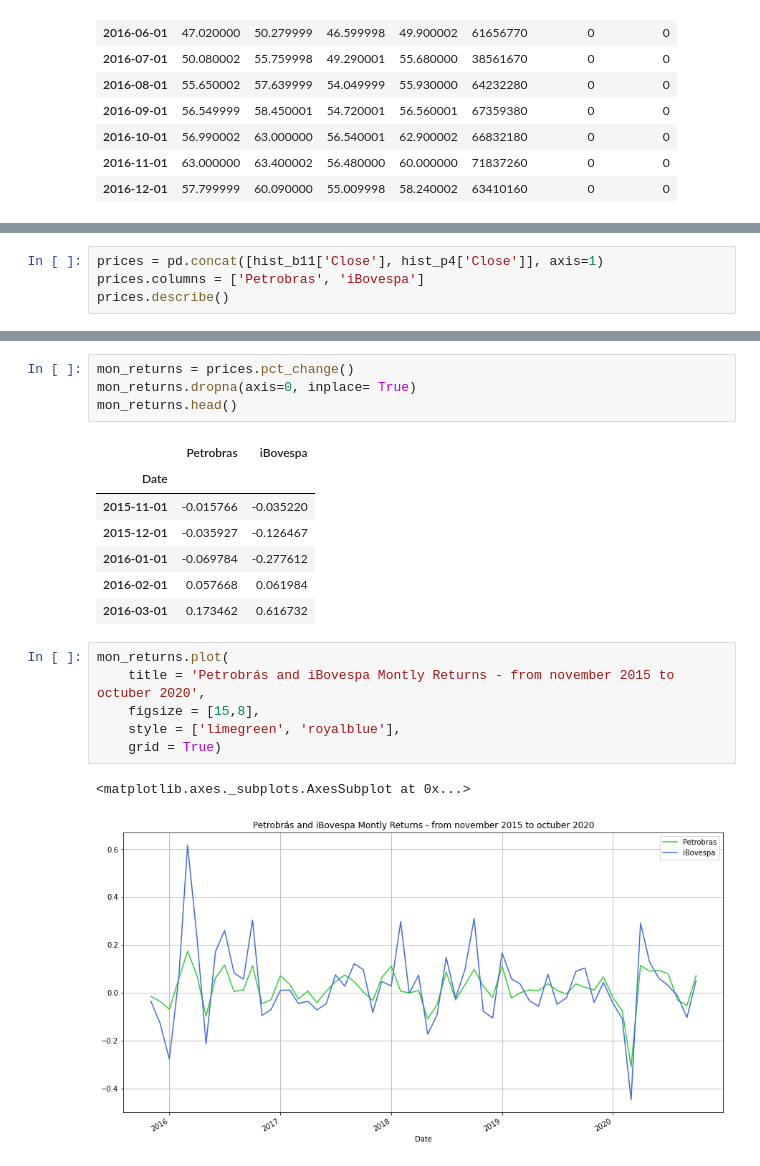
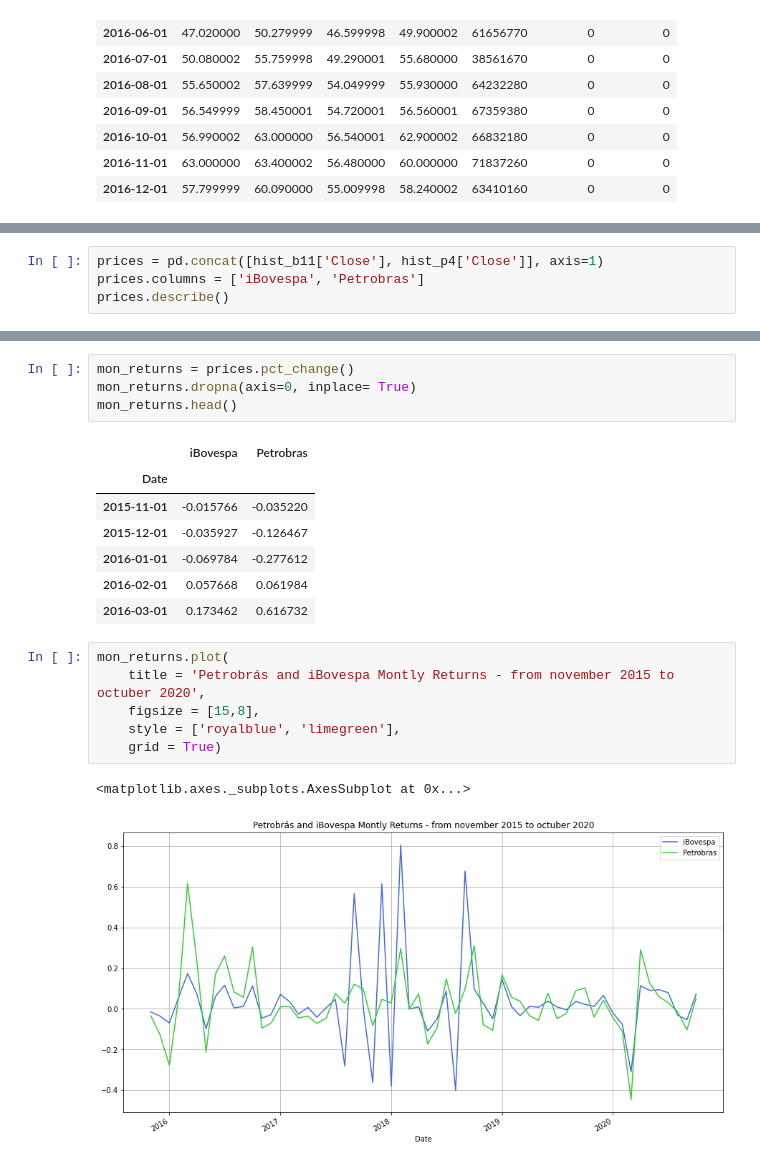
Before and after one commit to BretasArthur/CAPyM, a Jupyter notebook: PETR4 & BOVA11 - Importing and Cleaning Data.ipynb, the cells around one changed output, grey strips where cells are left out. Drawn from its saved outputs; the diff is of its cells as text.

```diff
--- a/PETR4 & BOVA11 - Importing and Cleaning Data.ipynb
+++ b/PETR4 & BOVA11 - Importing and Cleaning Data.ipynb
@@ -110,6 +110,6 @@ hist_p4.head(15)
 | 2016-12-01 | 14.843241 | 15.167937 | 12.997113 | 13.794937 | 7.850627e+08 | 0.0 | 0 |
 # %%
 prices = pd.concat([hist_b11['Close'], hist_p4['Close']], axis=1)
-prices.columns = ['Petrobras', 'iBovespa']
+prices.columns = ['iBovespa', 'Petrobras']
 prices.describe()
 # %% [output]
@@ -137,7 +144,7 @@ mon_returns = prices.pct_change()
 mon_returns.dropna(axis=0, inplace= True)
 mon_returns.head()
 # %% [output]
-|  | Petrobras | iBovespa |
+|  | iBovespa | Petrobras |
 | Date |  |  |
 | 2015-11-01 | -0.015766 | -0.035220 |
 | 2015-12-01 | -0.035927 | -0.126467 |
@@ -147,10 +154,10 @@ mon_returns.head()
 # %%
 mon_returns.plot(
     title = 'Petrobrás and iBovespa Montly Returns - from november 2015 to octuber 2020',
     figsize = [15,8],
-    style = ['limegreen', 'royalblue'],
+    style = ['royalblue', 'limegreen'],
     grid = True)
 # %% [output]
 <matplotlib.axes._subplots.AxesSubplot at 0x...>
-[figure, old version]
+[figure, new version]
 # %%
```
Also changed, not shown: parts of 11 cells of this notebook.
